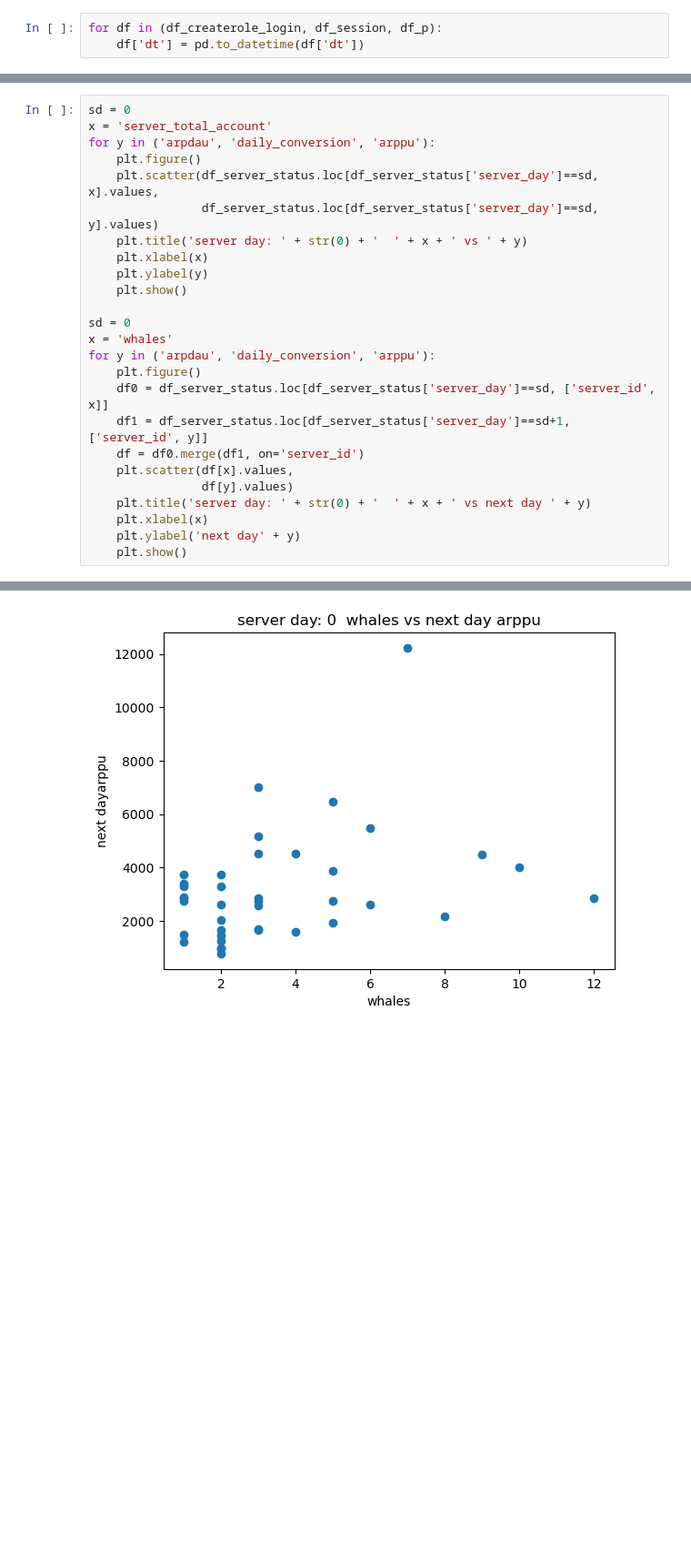
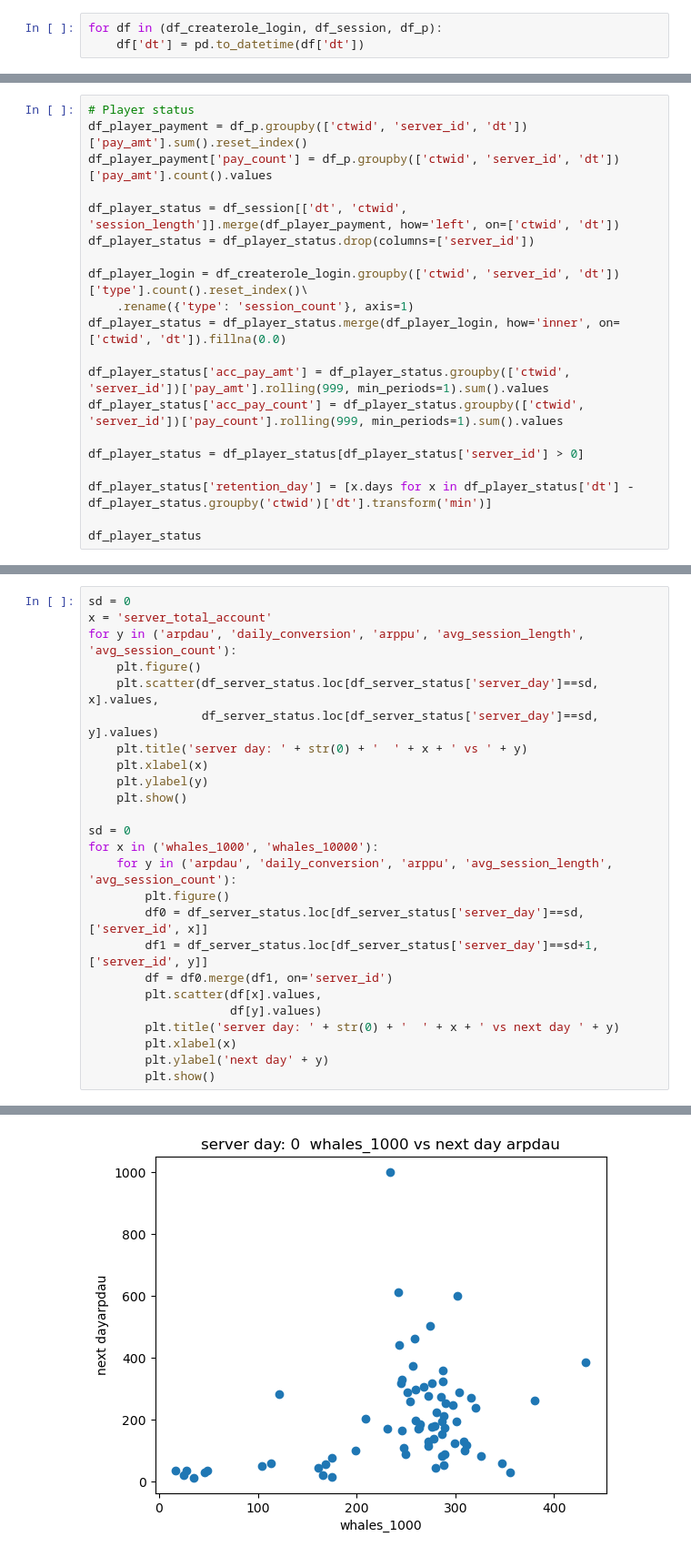
Before and after one commit to Amay3399/G123, a Jupyter notebook: g123_server_analysis.ipynb, the cells around one changed output, grey strips where cells are left out. Shown at 91% size. Saved outputs shown, nothing was run; the diff lists cells and outputs as text; blank space fills up the shorter version.

```diff
--- a/g123_server_analysis.ipynb
+++ b/g123_server_analysis.ipynb
@@ -86,0 +109,20 @@ Forced 53801 initial records into g_createrole
+# %%
+# Player status
+df_player_payment = df_p.groupby(['ctwid', 'server_id', 'dt'])['pay_amt'].sum().reset_index()
+df_player_payment['pay_count'] = df_p.groupby(['ctwid', 'server_id', 'dt'])['pay_amt'].count().values
+
+df_player_status = df_session[['dt', 'ctwid', 'session_length']].merge(df_player_payment, how='left', on=['ctwid', 'dt'])
+df_player_status = df_player_status.drop(columns=['server_id'])
+
+df_player_login = df_createrole_login.groupby(['ctwid', 'server_id', 'dt'])['type'].count().reset_index()\
+    .rename({'type': 'session_count'}, axis=1)
+df_player_status = df_player_status.merge(df_player_login, how='inner', on=['ctwid', 'dt']).fillna(0.0)
+
+df_player_status['acc_pay_amt'] = df_player_status.groupby(['ctwid', 'server_id'])['pay_amt'].rolling(999, min_periods=1).sum().values
+df_player_status['acc_pay_count'] = df_player_status.groupby(['ctwid', 'server_id'])['pay_count'].rolling(999, min_periods=1).sum().values
+
+df_player_status = df_player_status[df_player_status['server_id'] > 0]
+
+df_player_status['retention_day'] = [x.days for x in df_player_status['dt'] - df_player_status.groupby('ctwid')['dt'].transform('min')]
+
+df_player_status
@@ -153,7 +217,7 @@ for c in ('server_new_account', 'server_total_account', 'daily_active_account',
 # %%
 sd = 0
 x = 'server_total_account'
-for y in ('arpdau', 'daily_conversion', 'arppu'):
+for y in ('arpdau', 'daily_conversion', 'arppu', 'avg_session_length', 'avg_session_count'):
     plt.figure()
     plt.scatter(df_server_status.loc[df_server_status['server_day']==sd, x].values,
                 df_server_status.loc[df_server_status['server_day']==sd, y].values)
@@ -163,16 +227,16 @@ for y in ('arpdau', 'daily_conversion', 'arppu'):
     plt.show()
 
 sd = 0
-x = 'whales'
-for y in ('arpdau', 'daily_conversion', 'arppu'):
-    plt.figure()
-    df0 = df_server_status.loc[df_server_status['server_day']==sd, ['server_id', x]]
-    df1 = df_server_status.loc[df_server_status['server_day']==sd+1, ['server_id', y]]
-    df = df0.merge(df1, on='server_id')
-    plt.scatter(df[x].values,
-                df[y].values)
-    plt.title('server day: ' + str(0) + '  ' + x + ' vs next day ' + y)
-    plt.xlabel(x)
-    plt.ylabel('next day' + y)
-    plt.show()
+for x in ('whales_1000', 'whales_10000'):
+    for y in ('arpdau', 'daily_conversion', 'arppu', 'avg_session_length', 'avg_session_count'):
+        plt.figure()
+        df0 = df_server_status.loc[df_server_status['server_day']==sd, ['server_id', x]]
+        df1 = df_server_status.loc[df_server_status['server_day']==sd+1, ['server_id', y]]
+        df = df0.merge(df1, on='server_id')
+        plt.scatter(df[x].values,
+                    df[y].values)
+        plt.title('server day: ' + str(0) + '  ' + x + ' vs next day ' + y)
+        plt.xlabel(x)
+        plt.ylabel('next day' + y)
+        plt.show()
 # %% [output]
@@ -184 +248 @@ for y in ('arpdau', 'daily_conversion', 'arppu'):
-[figure, old version]
+[figure, new version]
```
Also changed, not shown: parts of 14 cells of this notebook.
